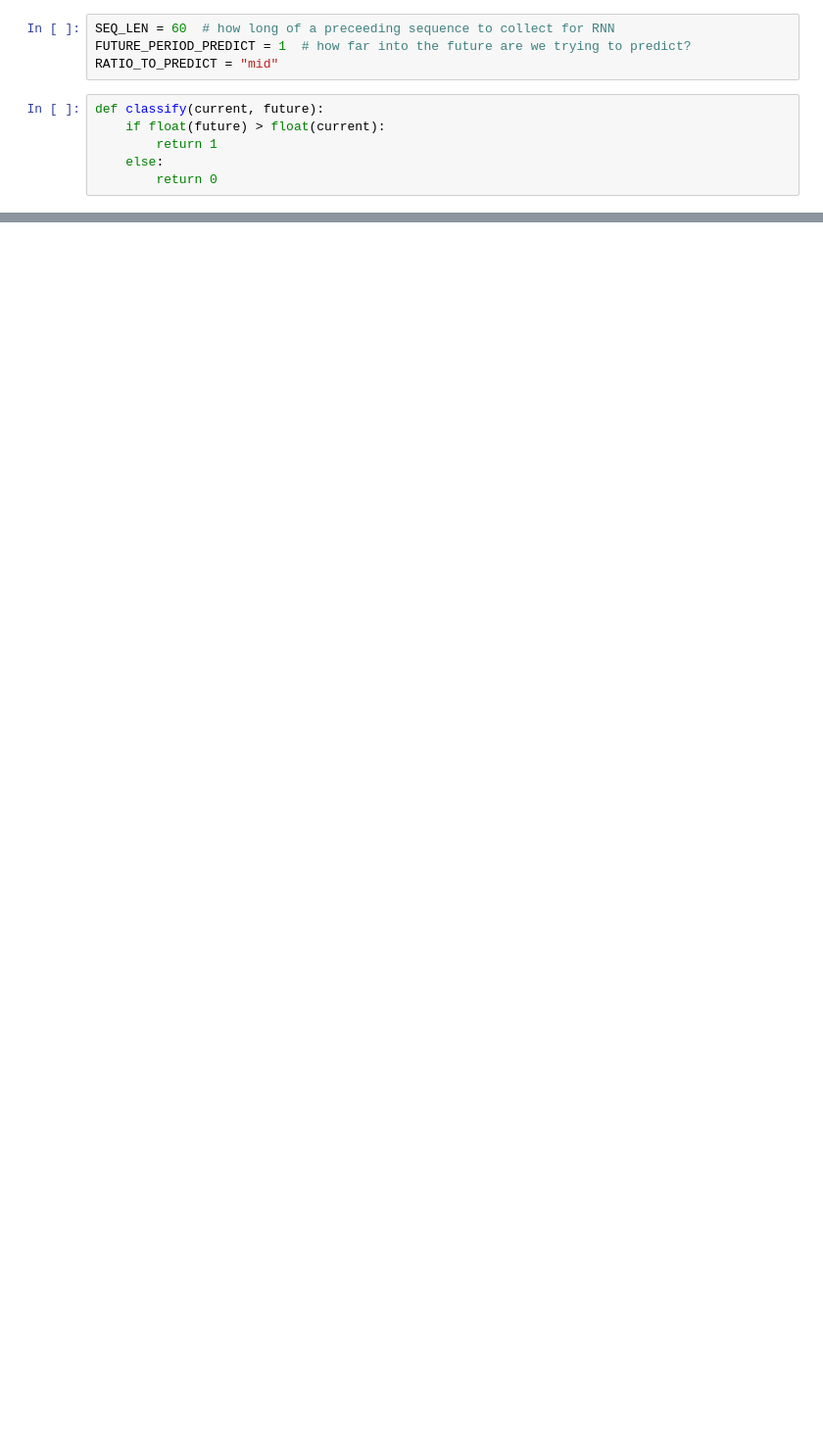
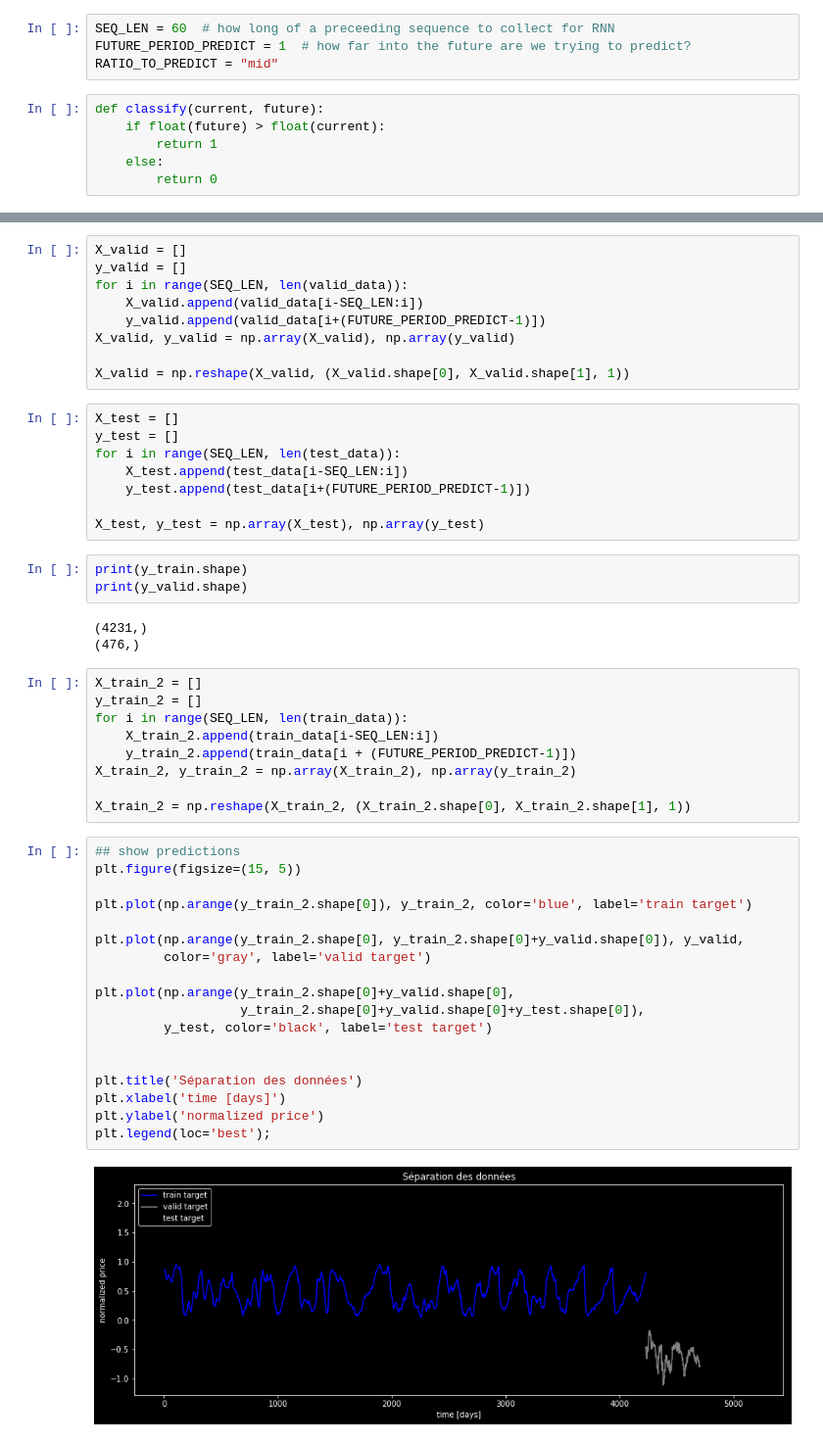
Before and after one commit to Sivivatu/trading, a Jupyter notebook: Data.ipynb, the cells around one changed output, grey strips where cells are left out. Shown: that part at 98% size. Drawn from its saved outputs; the diff is of its cells as text; blank space fills up the shorter version.

Commit message:
updated
model training for new file

```diff
--- a/Data.ipynb
+++ b/Data.ipynb
@@ -73,0 +196,52 @@ df['target'] = list(map(classify, df[RATIO_TO_PREDICT], df['future']))
+# %%
+X_valid = []
+y_valid = []
+for i in range(SEQ_LEN, len(valid_data)):
+    X_valid.append(valid_data[i-SEQ_LEN:i])
+    y_valid.append(valid_data[i+(FUTURE_PERIOD_PREDICT-1)])
+X_valid, y_valid = np.array(X_valid), np.array(y_valid)
+
+X_valid = np.reshape(X_valid, (X_valid.shape[0], X_valid.shape[1], 1))
+# %%
+X_test = []
+y_test = []
+for i in range(SEQ_LEN, len(test_data)):
+    X_test.append(test_data[i-SEQ_LEN:i])
+    y_test.append(test_data[i+(FUTURE_PERIOD_PREDICT-1)])
+
+X_test, y_test = np.array(X_test), np.array(y_test)
+# %%
+print(y_train.shape)
+print(y_valid.shape)
+# %% [output]
+(4231,)
+(476,)
+# %%
+X_train_2 = []
+y_train_2 = []
+for i in range(SEQ_LEN, len(train_data)):
+    X_train_2.append(train_data[i-SEQ_LEN:i])
+    y_train_2.append(train_data[i + (FUTURE_PERIOD_PREDICT-1)])
+X_train_2, y_train_2 = np.array(X_train_2), np.array(y_train_2)
+
+X_train_2 = np.reshape(X_train_2, (X_train_2.shape[0], X_train_2.shape[1], 1))
+# %%
+## show predictions
+plt.figure(figsize=(15, 5))
+
+plt.plot(np.arange(y_train_2.shape[0]), y_train_2, color='blue', label='train target')
+
+plt.plot(np.arange(y_train_2.shape[0], y_train_2.shape[0]+y_valid.shape[0]), y_valid,
+         color='gray', label='valid target')
+
+plt.plot(np.arange(y_train_2.shape[0]+y_valid.shape[0],
+                   y_train_2.shape[0]+y_valid.shape[0]+y_test.shape[0]),
+         y_test, color='black', label='test target')
+
+
+plt.title('Séparation des données')
+plt.xlabel('time [days]')
+plt.ylabel('normalized price')
+plt.legend(loc='best');
+# %% [output]
+[figure, added]
```
Also changed, not shown: parts of 24 cells of this notebook.
